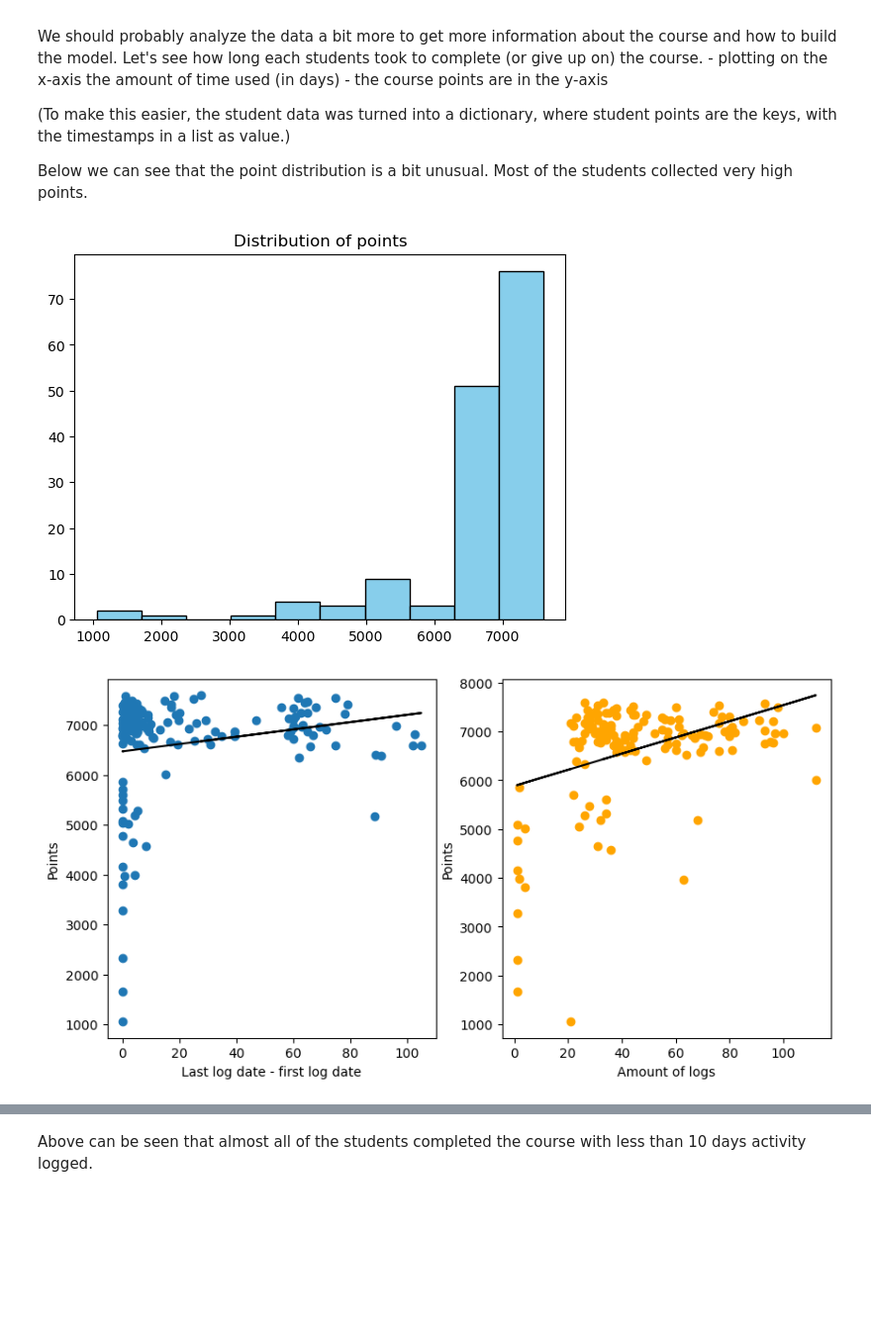
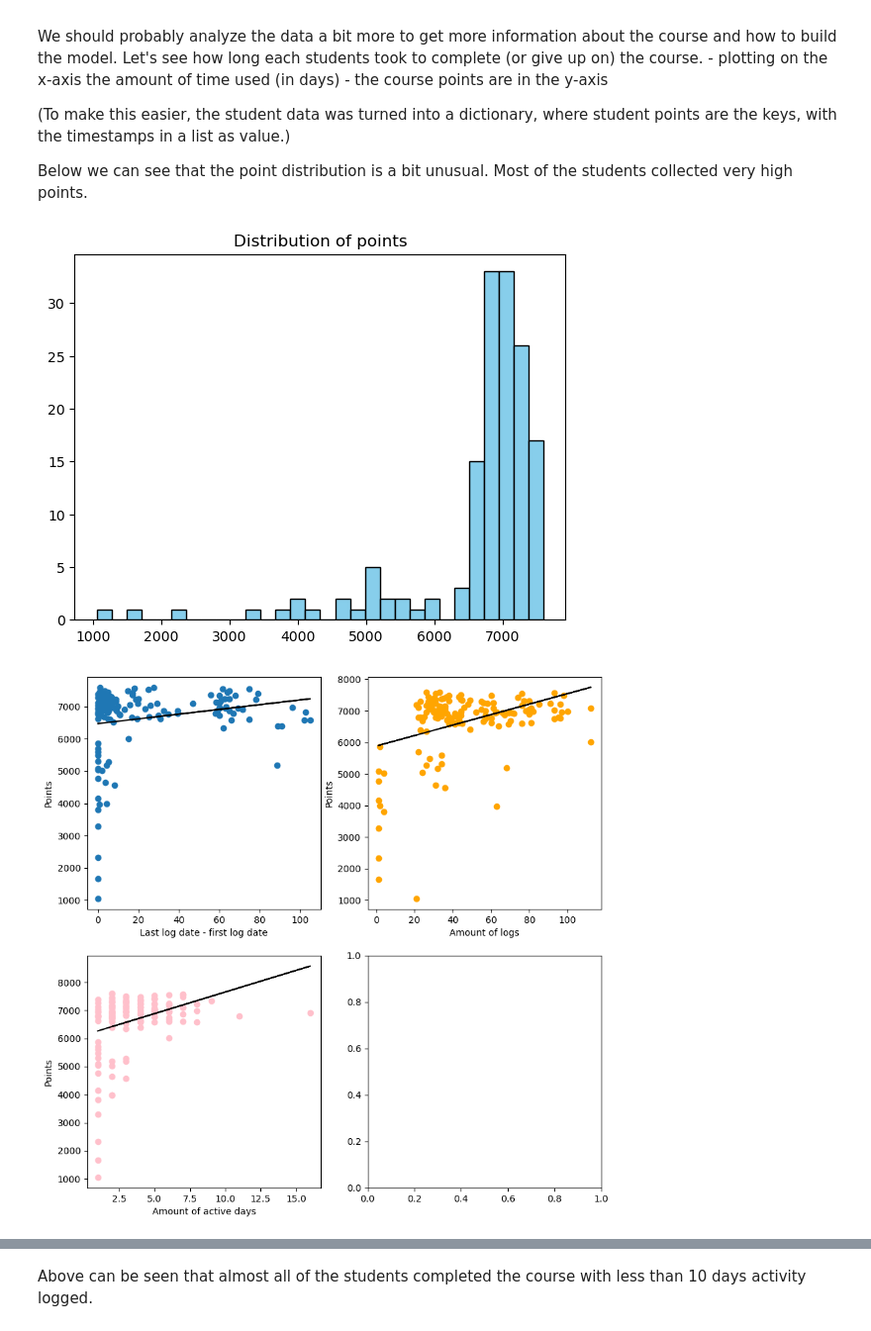
Before and after one commit to fskgiulia/JYUEF01, a Jupyter notebook: project_notebook.ipynb, the cells around one changed output, grey strips where cells are left out. Shown: that part at 99% size. Saved outputs shown, nothing was run; the diff lists cells and outputs as text; code cells hidden in the pictures; blank space fills up the shorter version.

Commit message:
Minor changes to the plots

```diff
--- a/project_notebook.ipynb
+++ b/project_notebook.ipynb
@@ -43,42 +43,61 @@ the timestamps in a list as value.)
 
 Below we can see that the point distribution is a bit unusual. Most of the students collected very high points.
 # %%
-plt.hist(students, bins=10, color='skyblue', edgecolor='black')
+plt.hist(students, bins=30, color='skyblue', edgecolor='black')
 plt.title('Distribution of points')
 plt.show()
 # %% [output]
-[figure, old version]
+[figure, new version]
 # %%
 import matplotlib.pyplot as plt
 import numpy as np
 
 # The time each student took to complete the course
 times = [(max(student_dict[s]) - min(student_dict[s])).total_seconds() / (60*60*24) for s in students]
+
 # The number of different timestamps, i.e. the number of logs in total done by the student
 logs = [len(student_dict[s]) for s in students]
-fig, (ax1, ax2) = plt.subplots(1, 2, figsize=(10,5))
 
-times = np.array(times)
-logs = np.array(logs)
-students = np.array(students)
+# Finding out on how many different days a student worked on the course
+dates = []
+for s in students:
+    # Taking just the dates from timestamps,
+    # turning them into strings and to get only the unique values, turn the list into set
+    t = set([ str(d.date()) for d in student_dict[s]])
+    # Append it as a list,
+    dates.append(len(t))
+
+fig, ((ax1, ax2), (ax3, ax4)) = plt.subplots(2, 2, figsize=(10,10))
+
+times_arr = np.array(times)
+logs_arr = np.array(logs)
+students_arr = np.array(students)
+dates_arr = np.array(dates)
 
 # regression models
-time_slope, time_intercept = np.polyfit(times, students, 1)
-logs_slope, logs_intercept = np.polyfit(logs, students, 1)
+time_slope, time_intercept = np.polyfit(times_arr, students_arr, 1)
+logs_slope, logs_intercept = np.polyfit(logs_arr, students_arr, 1)
+dates_slope, dates_intercept = np.polyfit(dates_arr, students_arr, 1)
 
 ax1.plot(times, students, 'o')
 ax1.set_xlabel('Last log date - first log date')
 ax1.set_ylabel('Points')
 
 ax2.plot(logs, students, 'o', color="orange")
 ax2.set_xlabel('Amount of logs')
 ax2.set_ylabel('Points')
 
-ax1.plot(times, time_slope * times + time_intercept, color='black')
-ax2.plot(logs, logs_slope * logs + logs_intercept, color='black')
+ax3.plot(dates, students, 'o', color="pink")
+ax3.set_xlabel('Amount of active days')
+ax3.set_ylabel('Points')
+
+ax1.plot(times_arr, time_slope * times_arr + time_intercept, color='black')
+ax2.plot(logs_arr, logs_slope * logs_arr + logs_intercept, color='black')
+ax3.plot(dates_arr, dates_slope * dates_arr + dates_intercept, color='black')
+
 
 plt.show()
 # %% [output]
-[figure, old version]
+[figure, new version]
 # %% [markdown]
 Above on the left we can see that most of the students got very high points, a lot of them in a relatively short time interval.
```
Also changed, not shown: parts of 2 cells of this notebook.
